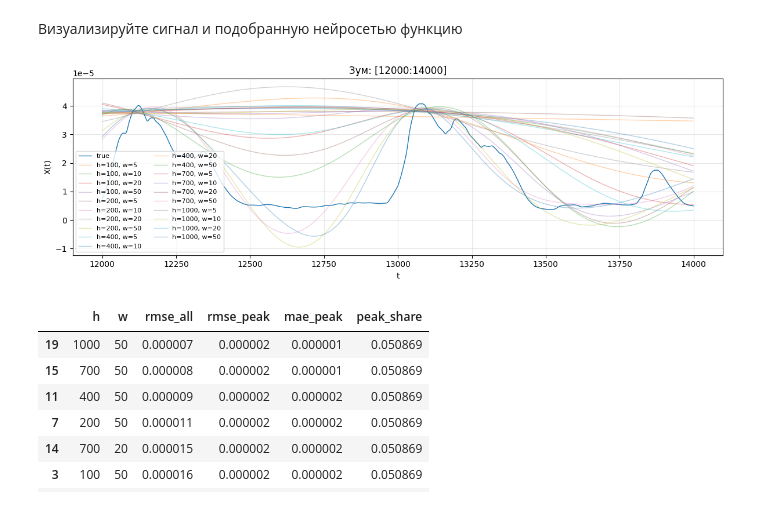
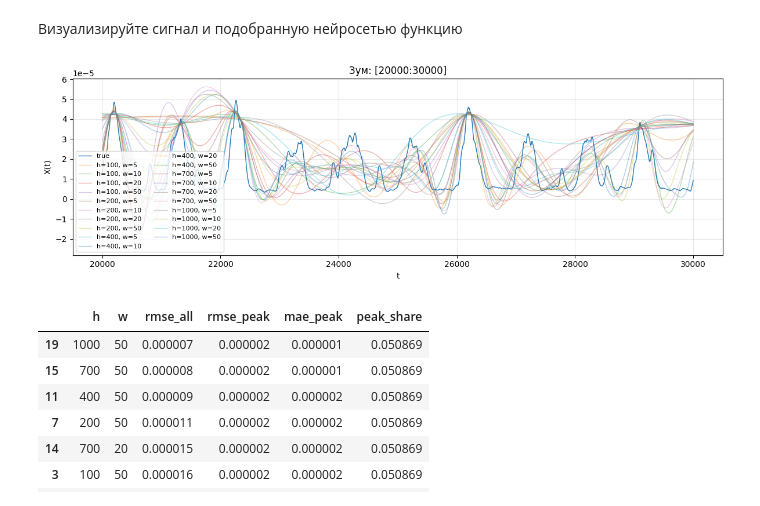
Before and after one commit to Saharochekl/FSR_ML, a Jupyter notebook: hometasks/Theme 10/Sem10_01.ipynb, the cells around one changed output. Saved outputs shown, nothing was run; the diff lists cells and outputs as text; code cells hidden in the pictures.

```diff
--- a/hometasks/Theme 10/Sem10_01.ipynb
+++ b/hometasks/Theme 10/Sem10_01.ipynb
@@ -560,28 +560,28 @@ plt.show()
 # %% [markdown]
 Визуализируйте сигнал и подобранную нейросетью функцию
 # %%
-i0, i1 = 12000, 14000
+i0, i1 = 20000, 30000
 
 plt.figure(figsize=(12, 4))
 plt.plot(t[i0:i1], x[i0:i1], label="true", linewidth=1)
 for (h, w), (m, q95) in models.items():
     m.eval()
     with torch.no_grad():
         pred_all_n = m(T).detach().cpu().numpy().reshape(-1)
 
     pred_all_log = pred_all_n * x_std + x_mean
     pred_all = np.expm1(pred_all_log)
 
     plt.plot(t[i0:i1], pred_all[i0:i1], linewidth=1, alpha=0.35, label=f"h={h}, w={w}")
 
 plt.title(f"Зум: [{i0}:{i1}]")
 plt.xlabel("t"); plt.ylabel("X(t)")
 plt.grid(True, alpha=0.3)
 plt.legend(ncol=2, fontsize=8)
 plt.tight_layout()
 out_path = "signal_all_models_crop.png"
 plt.savefig(out_path, dpi=600, bbox_inches="tight")
 plt.show()
 # %% [output]
-[figure, old version]
+[figure, new version]
 # %%
```
Also changed, not shown: parts of 3 cells of this notebook.
